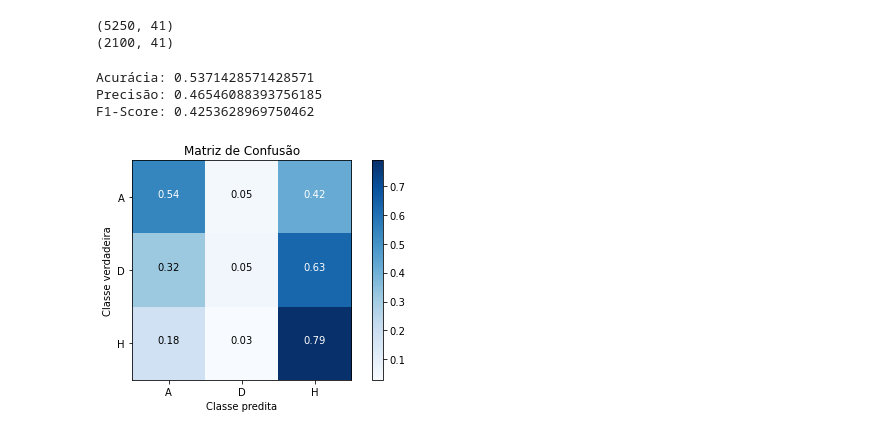
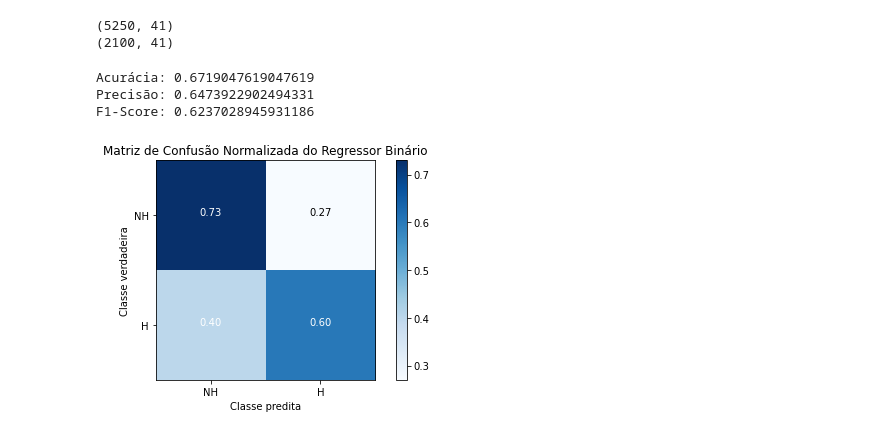
Before and after one commit to murilovpinheiro/Premier-League-Analysis-and-Prediction, a Jupyter notebook: Logistical_regression.ipynb, the cells around one changed output. Cells and saved outputs as stored; diff of their text form; code cells hidden in the pictures.

```diff
--- a/Logistical_regression.ipynb
+++ b/Logistical_regression.ipynb
@@ -123,8 +123,10 @@ print(test.shape)
 (5250, 41)
 (2100, 41)
 # %%
-y_train = train["FTR"].astype("category").cat.codes
-y_test = test["FTR"].astype("category").cat.codes
+y_train_multiclass = train["FTR"].astype("category").cat.codes
+y_test_multiclass = test["FTR"].astype("category").cat.codes
+y_train_binary = (train["FTR"] == "H").astype("int")
+y_test_binary = (test["FTR"] == "H").astype("int")
 
 x_train = pd.DataFrame(np.array(train.drop(["FTR", "Date"], axis = 1)))
 x_test = np.array(test.drop(["FTR", "Date"], axis = 1))
@@ -132,18 +134,28 @@ x_test = np.array(test.drop(["FTR", "Date"], axis = 1))
 scaler = MinMaxScaler()
 x_train_scaled = scaler.fit_transform(x_train)
 x_test_scaled = scaler.transform(x_test)
+# %%
+logistical_regression_multiclass = LogisticRegressionMulticlass()
+
+logistical_regression_multiclass.train_validation(x_train_scaled, y_train_multiclass, max_iter=1000)
+
+acc, prec, f1, cm = logistical_regression_multiclass.test(x_test_scaled, y_test_multiclass)
+
+print("Acurácia:", acc)
+print("Precisão:", prec)
+print("F1-Score:", f1)
 # %%
-logistical_regression = LogisticRegressionClass()
+logistical_regression = LogisticRegressionBinary()
 
-logistical_regression.train_validation(x_train_scaled, y_train, max_iter=1000)
+logistical_regression.train_validation(x_train_scaled, y_train_binary, max_iter=1000)
 
-acc, prec, f1, cm = logistical_regression.test(x_test_scaled, y_test)
+acc, prec, f1, cm = logistical_regression.test(x_test_scaled, y_test_binary)
 
 print("Acurácia:", acc)
 print("Precisão:", prec)
 print("F1-Score:", f1)
 # %% [output]
-Acurácia: 0.5371428571428571
-Precisão: 0.46546088393756185
-F1-Score: 0.4253628969750462
+Acurácia: 0.6719047619047619
+Precisão: 0.6473922902494331
+F1-Score: 0.6237028945931186
-[figure, old version]
+[figure, new version]
```
Also changed, not shown: parts of 1 cell of this notebook, 4 other files.
